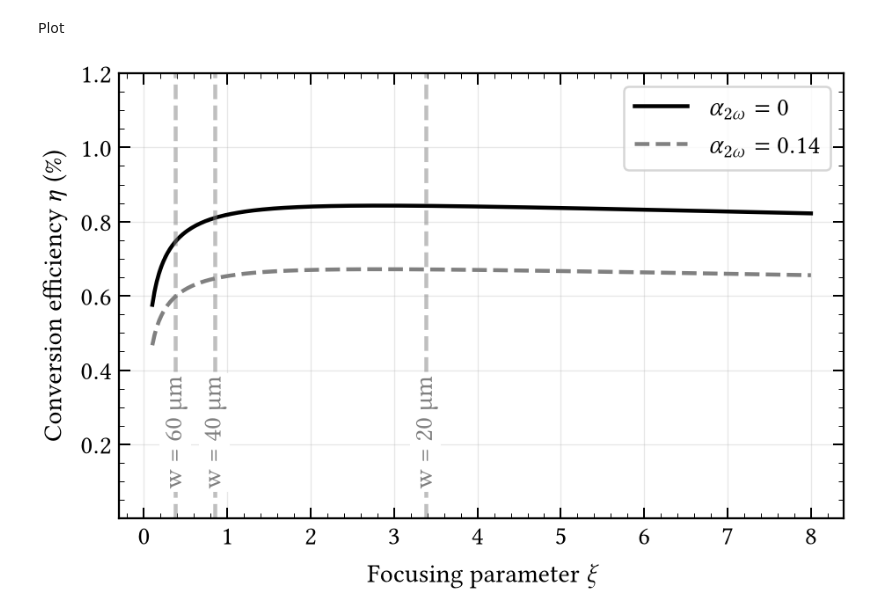
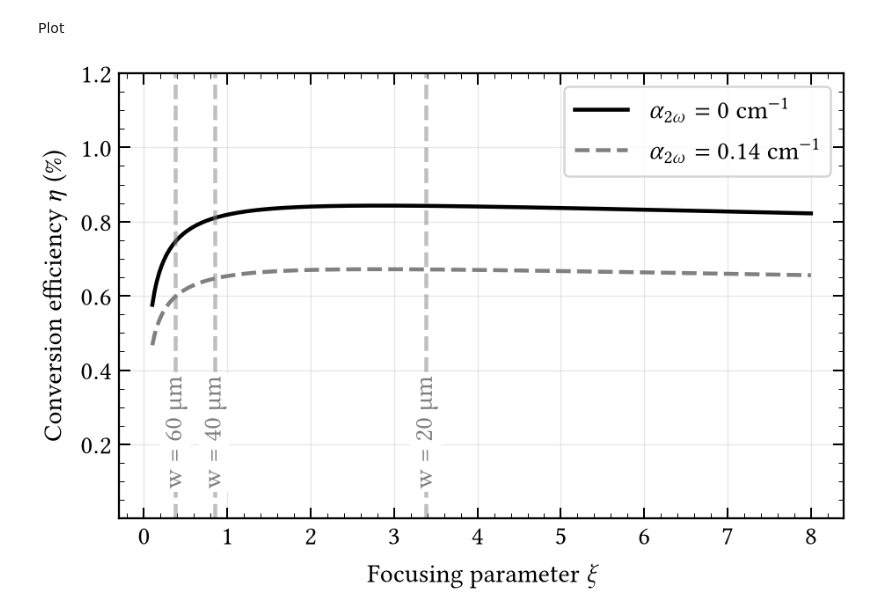
Before and after one commit to eq15t-panda/PANDASimulation, a Jupyter notebook: nlo/nlo.ipynb, the cells around one changed output. Saved outputs shown, nothing was run; the diff lists cells and outputs as text; code cells hidden in the pictures.

```diff
--- a/nlo/nlo.ipynb
+++ b/nlo/nlo.ipynb
@@ -121,8 +121,8 @@ fig = plt.figure()
 color_noabs = "k"
 color_abs = "grey"
 
-plt.plot(xi_vals, eta_noabs, label=rf'$\alpha_{{2\omega}} = 0$ cm$', color=color_noabs)
-plt.plot(xi_vals, eta_abs, label=rf'$\alpha_{{2\omega}}={alpha2_cm:.2f}$', color=color_abs, linestyle='--')
+plt.plot(xi_vals, eta_noabs, label=rf'$\alpha_{{2\omega}} = 0$ cm$^{{-1}}$', color=color_noabs)
+plt.plot(xi_vals, eta_abs, label=rf'$\alpha_{{2\omega}}={alpha2_cm:.2f}$ cm$^{{-1}}$', color=color_abs, linestyle='--')
 plt.xlabel(r'Focusing parameter $\xi$')
 plt.ylabel(r'Conversion efficiency $\eta$ (\%)')
 
@@ -164,33 +164,33 @@ for w_um, xi_m in zip(waist_um, xi_markers):
 
         # annotate above and below curves
         # plt.text(
         #     xi_m,
         #     y_noabs,
         #     txt_noabs,
         #     color=color_noabs,
         #     ha='center',
         #     va='bottom',
         #     bbox=dict(facecolor='white', alpha=0.5, edgecolor='none', pad=1.5)
         # )
         #
         # plt.text(
         #     xi_m,
         #     y_abs,
         #     txt_abs,
         #     color=color_abs,
         #     ha='center',
         #     va='top',
         #     bbox=dict(facecolor='white', alpha=0.5, edgecolor='none', pad=1.5)
         # )
 ymin = 0.001
 ymax = 1.
 plt.ylim(ymin, max(ymax*1.2, 1.0))
 
 plt.grid(True, alpha=0.3)
 plt.legend()
 
 plt.show()
 # %% [output]
-[figure, old version]
+[figure, new version]
 # %%
 fig.savefig('figure/' + 'eta_vs_xi_with_waists.svg', dpi=300)
```
Also changed, not shown: 2 other files.
